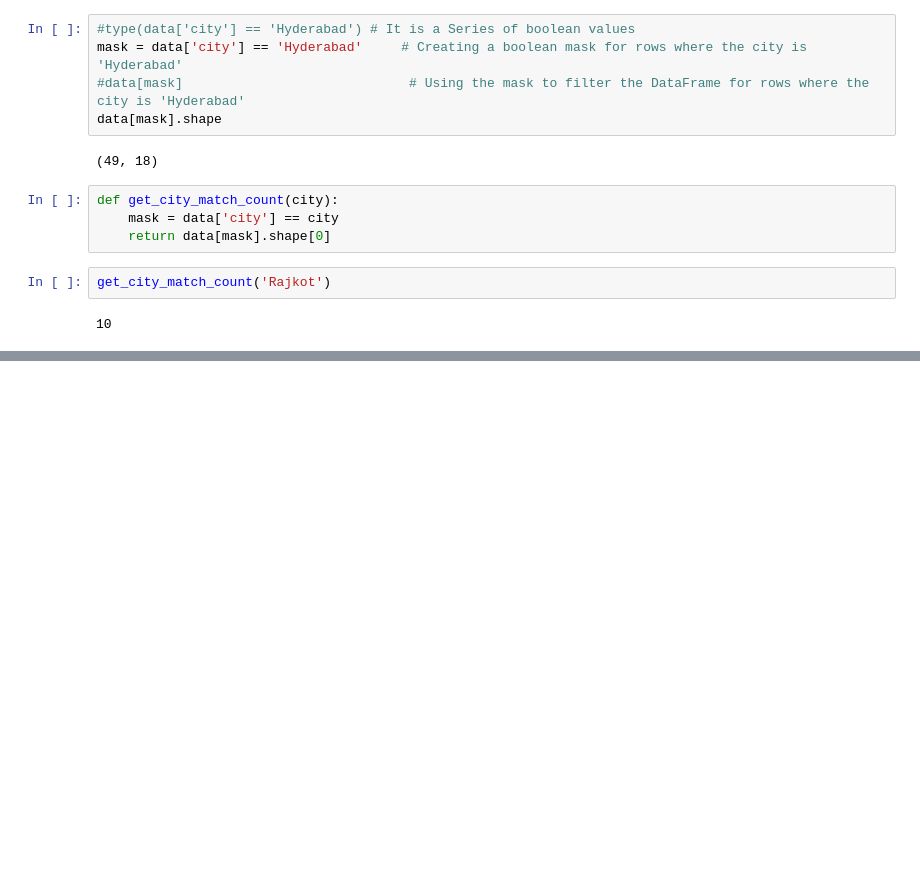
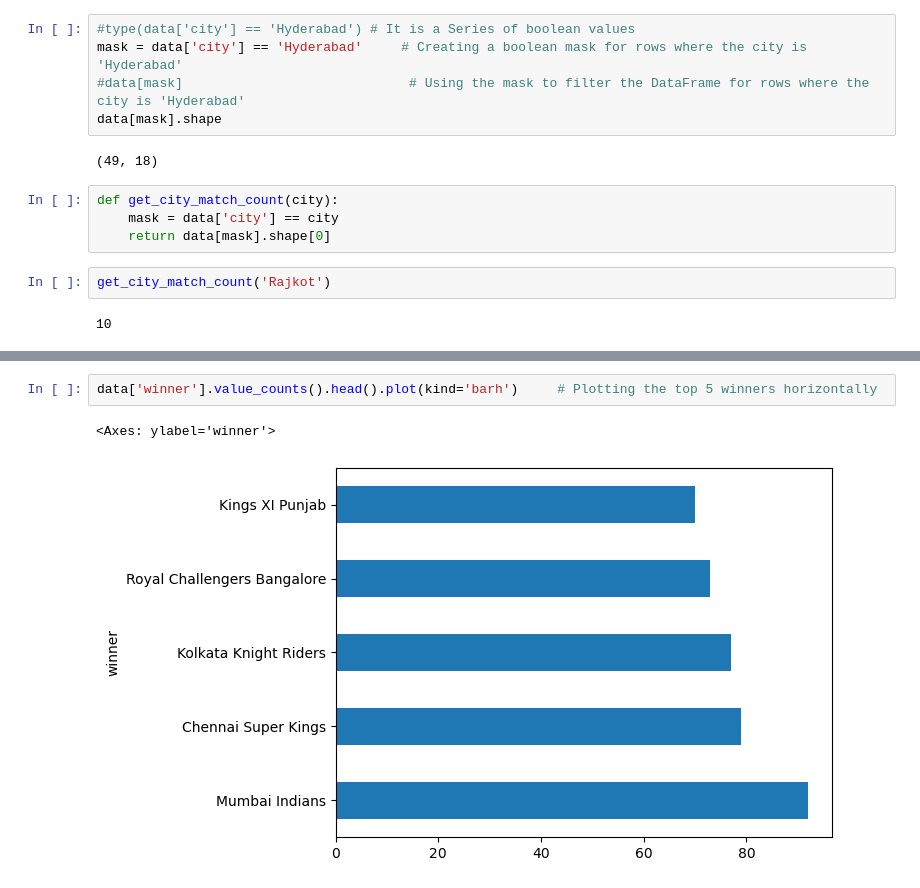
Before and after one commit to SparksFlash/Python-Libraries, a Jupyter notebook: Pandas/IPL Analysis.ipynb, the cells around one changed output, grey strips where cells are left out. Cells and saved outputs as stored; diff of their text form; blank space fills up the shorter version.

```diff
--- a/Pandas/IPL Analysis.ipynb
+++ b/Pandas/IPL Analysis.ipynb
@@ -193,0 +243,5 @@ data[mask1 & mask2]#.shape[0]
+# %%
+data['winner'].value_counts().head().plot(kind='barh')     # Plotting the top 5 winners horizontally
+# %% [output]
+<Axes: ylabel='winner'>
+[figure, added]
```
Also changed, not shown: parts of 20 cells of this notebook.
